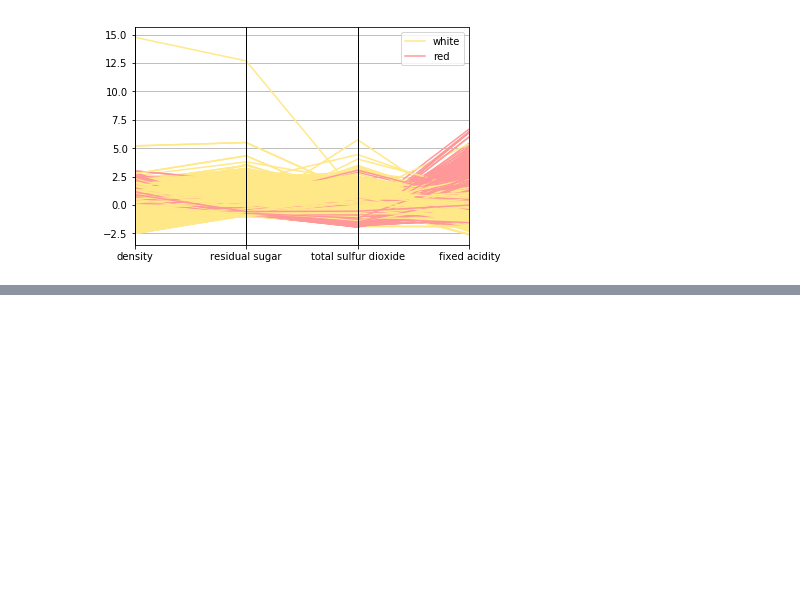
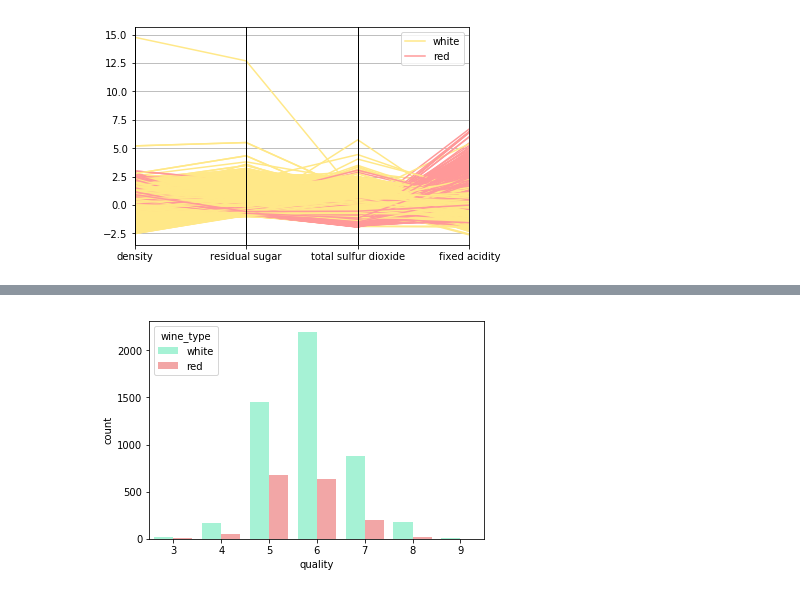
Before and after one commit to greeneley/visualisation_wine, a Jupyter notebook: wine.ipynb, the cells around one changed output, grey strips where cells are left out. Saved outputs shown, nothing was run; the diff lists cells and outputs as text; code cells hidden in the pictures; blank space fills up the shorter version.

```diff
--- a/wine.ipynb
+++ b/wine.ipynb
@@ -226,0 +272,5 @@ import sklearn
+# %%
+# MULTIPLE BARS
+cp = sns.countplot(x='quality', hue='wine_type', data=wines, palette={'red':"#FF9999", "white":"#99ffd8"})
+# %% [output]
+[figure, added]
```
Also changed, not shown: parts of 14 cells of this notebook.
